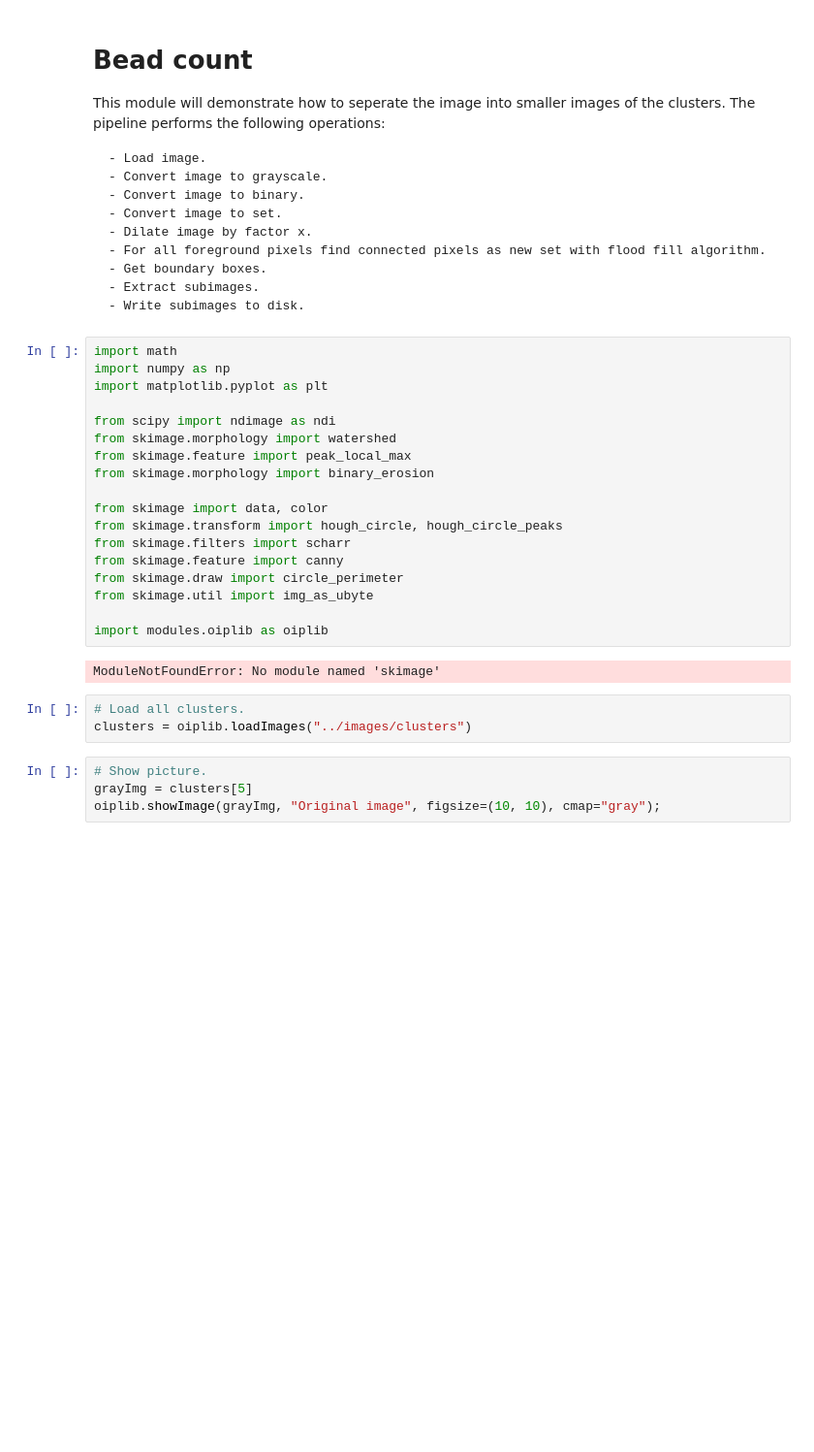
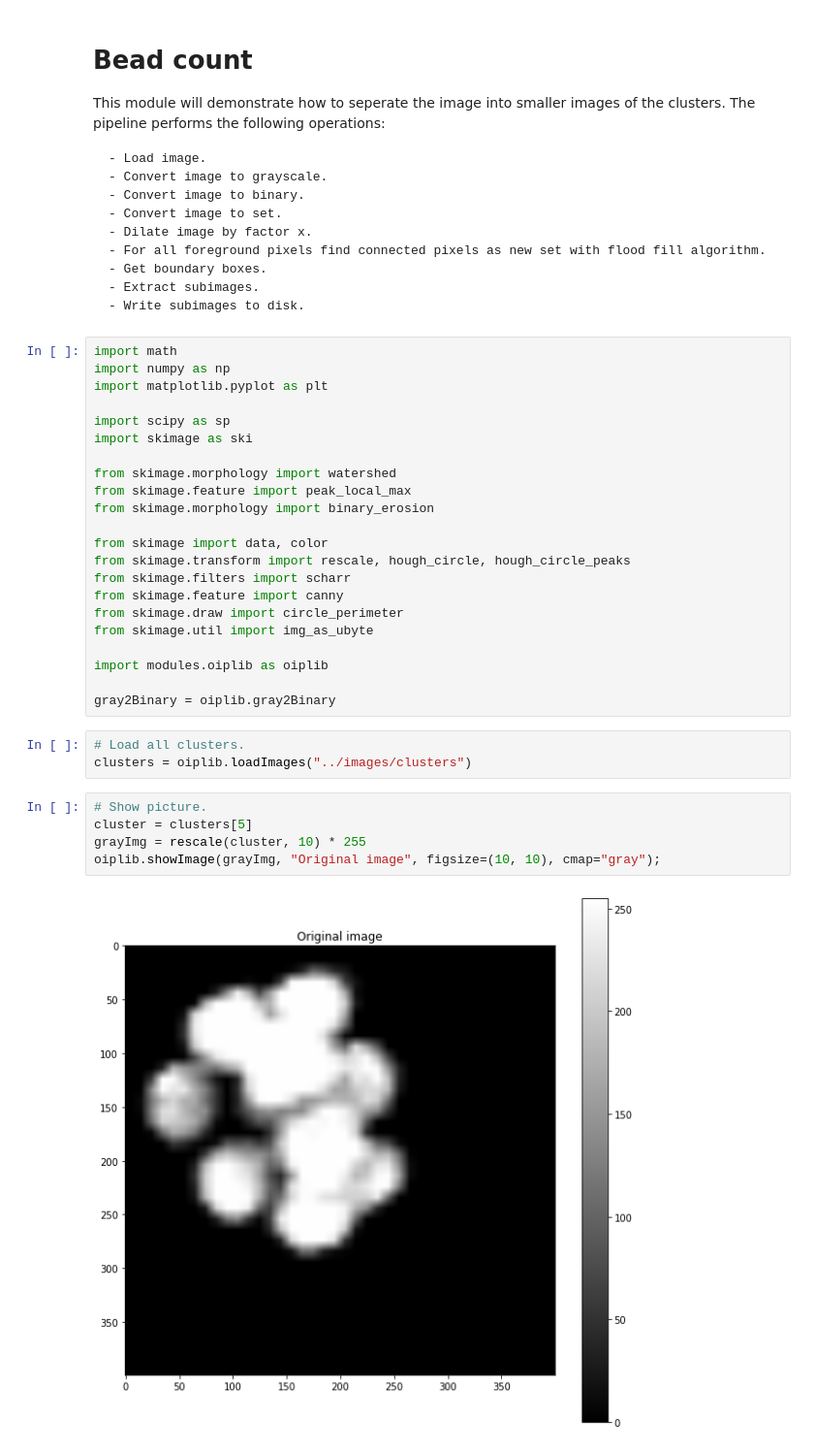
Before and after one commit to Clapfire/oip_image_processing_assignment_1, a Jupyter notebook: src/bead_count.ipynb, the cells around one changed output. Shown: that part at 97% size. Drawn from its saved outputs; the diff is of its cells as text; blank space fills up the shorter version.

```diff
--- a/src/bead_count.ipynb
+++ b/src/bead_count.ipynb
@@ -17,25 +17,30 @@ import math
 import numpy as np
 import matplotlib.pyplot as plt
 
-from scipy import ndimage as ndi
+import scipy as sp
+import skimage as ski
+
 from skimage.morphology import watershed
 from skimage.feature import peak_local_max
 from skimage.morphology import binary_erosion
 
 from skimage import data, color
-from skimage.transform import hough_circle, hough_circle_peaks
+from skimage.transform import rescale, hough_circle, hough_circle_peaks
 from skimage.filters import scharr
 from skimage.feature import canny
 from skimage.draw import circle_perimeter
 from skimage.util import img_as_ubyte
 
 import modules.oiplib as oiplib
+
+gray2Binary = oiplib.gray2Binary
-# %% [output]
-ModuleNotFoundError: No module named 'skimage'
 # %%
 # Load all clusters.
 clusters = oiplib.loadImages("../images/clusters")
 # %%
 # Show picture.
-grayImg = clusters[5]
+cluster = clusters[5]
+grayImg = rescale(cluster, 10) * 255
 oiplib.showImage(grayImg, "Original image", figsize=(10, 10), cmap="gray");
+# %% [output]
+[figure, added]
```
Also changed, not shown: parts of 3 cells of this notebook, 1 other file.
